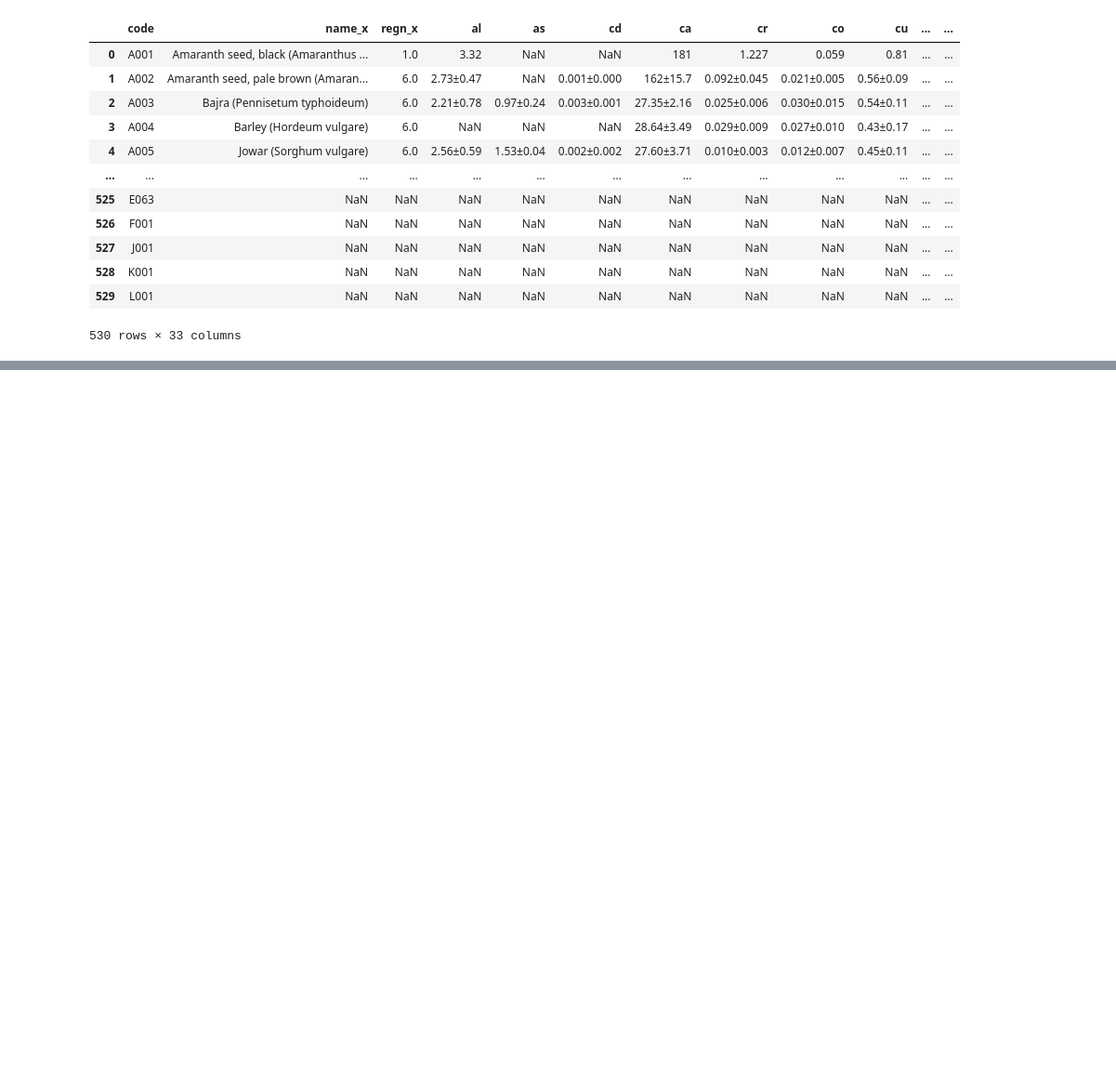
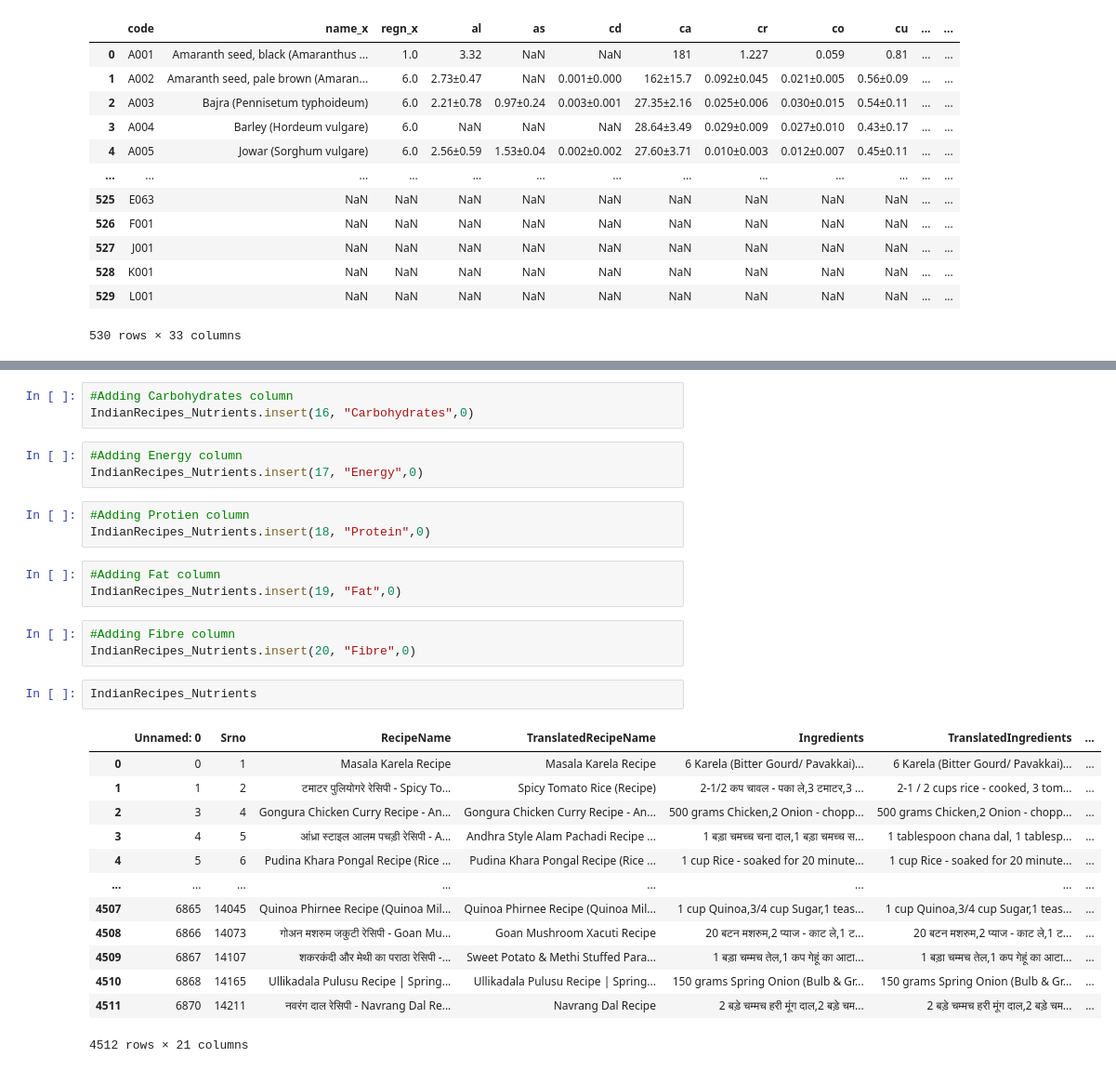
Before and after one commit to Sayed-Afnan-Khazi/cd-proj-demo-prod, a Jupyter notebook: dev/dev.ipynb, the cells around one changed output, grey strips where cells are left out. Shown at 93% size. Saved outputs shown, nothing was run; the diff lists cells and outputs as text; blank space fills up the shorter version.

```diff
--- a/dev/dev.ipynb
+++ b/dev/dev.ipynb
@@ -77,0 +262,31 @@ table_merged_master
+# %%
+#Adding Carbohydrates column
+IndianRecipes_Nutrients.insert(16, "Carbohydrates",0)
+# %%
+#Adding Energy column
+IndianRecipes_Nutrients.insert(17, "Energy",0)
+# %%
+#Adding Protien column
+IndianRecipes_Nutrients.insert(18, "Protein",0)
+# %%
+#Adding Fat column
+IndianRecipes_Nutrients.insert(19, "Fat",0)
+# %%
+#Adding Fibre column
+IndianRecipes_Nutrients.insert(20, "Fibre",0)
+# %%
+IndianRecipes_Nutrients
+# %% [output]
+|  | Unnamed: 0 | Srno | RecipeName | TranslatedRecipeName | Ingredients | TranslatedIngredients | ... |
+| 0 | 0 | 1 | Masala Karela Recipe | Masala Karela Recipe | 6 Karela (Bitter Gourd/ Pavakkai)... | 6 Karela (Bitter Gourd/ Pavakkai)... | ... |
+| 1 | 1 | 2 | टमाटर पुलियोगरे रेसिपी - Spicy To... | Spicy Tomato Rice (Recipe) | 2-1/2 कप चावल - पका ले,3 टमाटर,3 ... | 2-1 / 2 cups rice - cooked, 3 tom... | ... |
+| 2 | 3 | 4 | Gongura Chicken Curry Recipe - An... | Gongura Chicken Curry Recipe - An... | 500 grams Chicken,2 Onion - chopp... | 500 grams Chicken,2 Onion - chopp... | ... |
+| 3 | 4 | 5 | आंध्रा स्टाइल आलम पचड़ी रेसिपी - A... | Andhra Style Alam Pachadi Recipe ... | 1 बड़ा चमच्च चना दाल,1 बड़ा चमच्च स... | 1 tablespoon chana dal, 1 tablesp... | ... |
+| 4 | 5 | 6 | Pudina Khara Pongal Recipe (Rice ... | Pudina Khara Pongal Recipe (Rice ... | 1 cup Rice - soaked for 20 minute... | 1 cup Rice - soaked for 20 minute... | ... |
+| ... | ... | ... | ... | ... | ... | ... | ... |
+| 4507 | 6865 | 14045 | Quinoa Phirnee Recipe (Quinoa Mil... | Quinoa Phirnee Recipe (Quinoa Mil... | 1 cup Quinoa,3/4 cup Sugar,1 teas... | 1 cup Quinoa,3/4 cup Sugar,1 teas... | ... |
+| 4508 | 6866 | 14073 | गोअन मशरुम जकुटी रेसिपी - Goan Mu... | Goan Mushroom Xacuti Recipe | 20 बटन मशरुम,2 प्याज - काट ले,1 ट... | 20 बटन मशरुम,2 प्याज - काट ले,1 ट... | ... |
+| 4509 | 6867 | 14107 | शकरकंदी और मेथी का पराठा रेसिपी -... | Sweet Potato & Methi Stuffed Para... | 1 बड़ा चम्मच तेल,1 कप गेहूं का आटा... | 1 बड़ा चम्मच तेल,1 कप गेहूं का आटा... | ... |
+| 4510 | 6868 | 14165 | Ullikadala Pulusu Recipe | Spring... | Ullikadala Pulusu Recipe | Spring... | 150 grams Spring Onion (Bulb & Gr... | 150 grams Spring Onion (Bulb & Gr... | ... |
+| 4511 | 6870 | 14211 | नवरंग दाल रेसिपी - Navrang Dal Re... | Navrang Dal Recipe | 2 बड़े चम्मच हरी मूंग दाल,2 बड़े चम... | 2 बड़े चम्मच हरी मूंग दाल,2 बड़े चम... | ... |
+4512 rows × 21 columns
```
Also changed, not shown: parts of 18 cells of this notebook.
